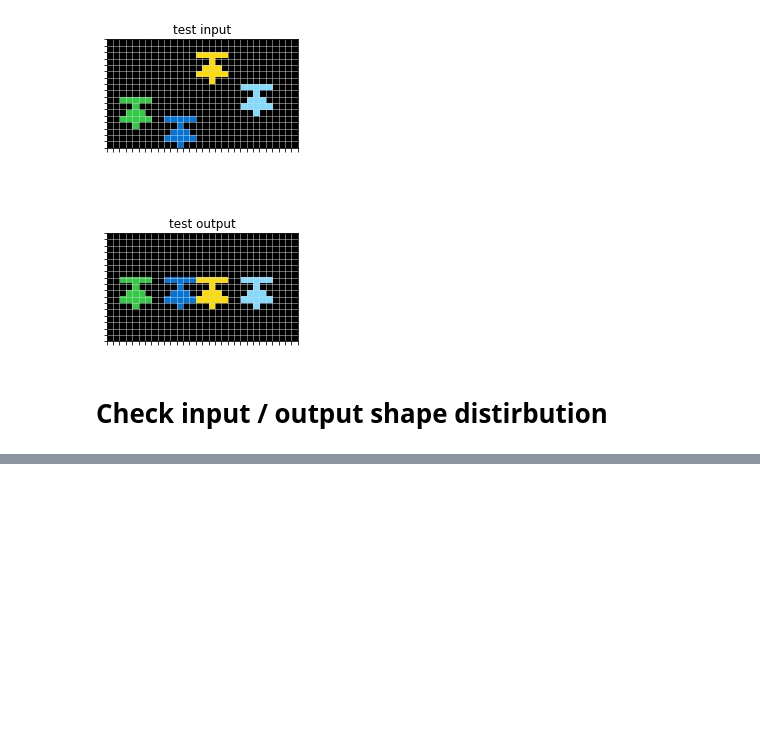
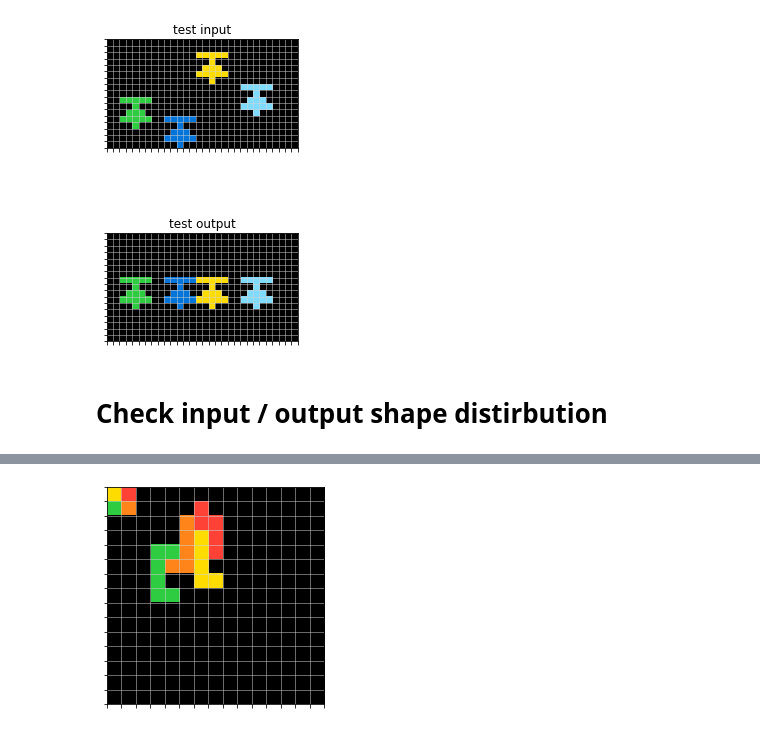
Before and after one commit to omerhac/arc_challenge, a Jupyter notebook: arc.ipynb, the cells around one changed output, grey strips where cells are left out. Cells and saved outputs as stored; diff of their text form; code cells hidden in the pictures; blank space fills up the shorter version.

```diff
--- a/arc.ipynb
+++ b/arc.ipynb
@@ -61,6 +61,23 @@ Wall time: 8min 16s
 # %% [markdown]
 ## Utility functions
 # %%
+def plot_board(board, ax):
+  """
+  Plot a board on a given axis
+  """
+  cmap = colors.ListedColormap(
+      ['#000000', '#0074D9','#FF4136','#2ECC40','#FFDC00',
+        '#AAAAAA', '#F012BE', '#FF851B', '#7FDBFF', '#870C25'])
+  norm = colors.Normalize(vmin=0, vmax=9)
+
+  ax.imshow(board, cmap=cmap, norm=norm)
+  ax.grid(True,which='both',color='lightgrey', linewidth=0.5)
+  ax.set_yticks([x-0.5 for x in range(1+board.shape[0])])
+  ax.set_xticks([x-0.5 for x in range(1+board.shape[1])])
+  ax.set_xticklabels([])
+  ax.set_yticklabels([])
+
+
 def plot_one(task, ax, i,train_or_test,input_or_output):
   """
   Plot one task on a given axis
@@ -177,0 +236,20 @@ plt.show()
+# %%
+BOARD_SIZE = (15,15) # board upperbound size
+
+# get all boards
+training_boards = []
+for task in training_tasks:
+  training_boards += get_task_boards(task,threshold_shape=BOARD_SIZE, pad=pad)
+
+eval_boards = []
+for task in eval_tasks:
+  eval_boards += get_task_boards(task,threshold_shape=BOARD_SIZE, pad=pad)
+
+test_boards = []
+for task in test_tasks:
+  test_boards += get_task_boards(task,threshold_shape=BOARD_SIZE, pad=pad, test=True)
+# %%
+fig, ax = plt.subplots(1,1)
+plot_board(test_boards[1], ax)
+# %% [output]
+[figure, added]
```
Also changed, not shown: parts of 3 cells of this notebook.
